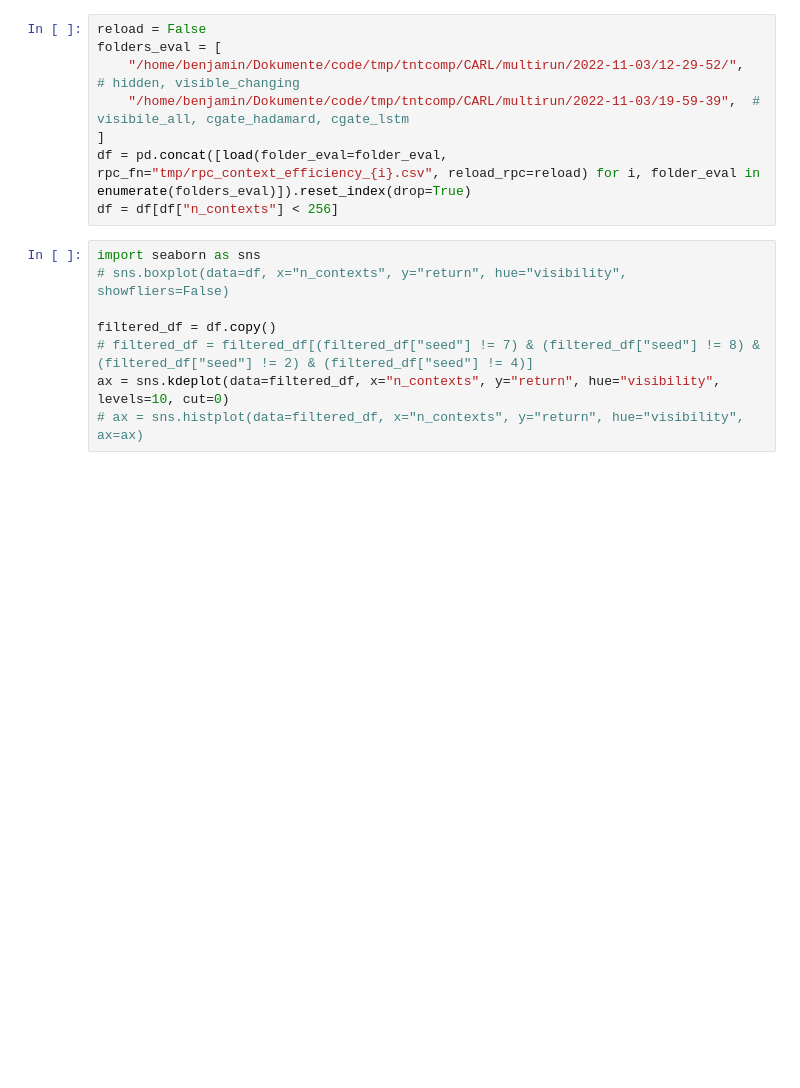
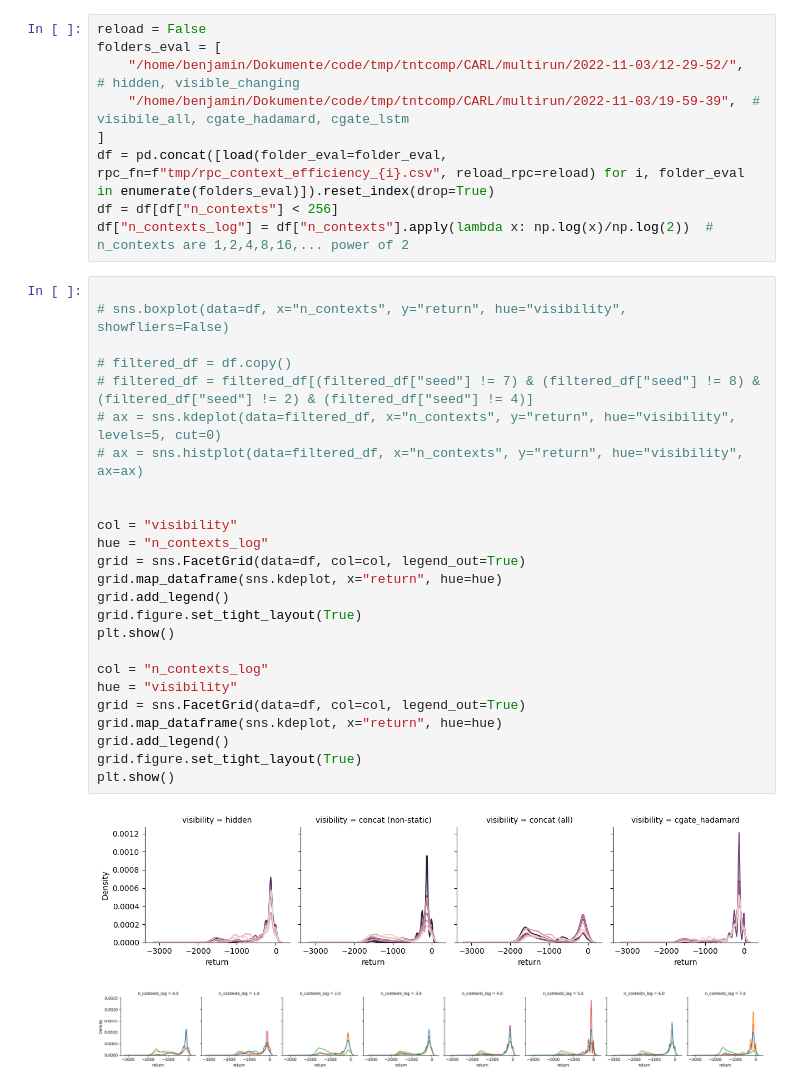
Before and after one commit to automl/CARL, a Jupyter notebook: experiments/evaluation/eval_context_efficiency.ipynb, the cells around one changed output. Drawn from its saved outputs; the diff is of its cells as text; blank space fills up the shorter version.

```diff
--- a/experiments/evaluation/eval_context_efficiency.ipynb
+++ b/experiments/evaluation/eval_context_efficiency.ipynb
@@ -7,16 +12,37 @@ folders_eval = [
     "/home/benjamin/Dokumente/code/tmp/tntcomp/CARL/multirun/2022-11-03/12-29-52/",  # hidden, visible_changing
     "/home/benjamin/Dokumente/code/tmp/tntcomp/CARL/multirun/2022-11-03/19-59-39",  # visibile_all, cgate_hadamard, cgate_lstm
 ]
-df = pd.concat([load(folder_eval=folder_eval, rpc_fn="tmp/rpc_context_efficiency_{i}.csv", reload_rpc=reload) for i, folder_eval in enumerate(folders_eval)]).reset_index(drop=True)
+df = pd.concat([load(folder_eval=folder_eval, rpc_fn=f"tmp/rpc_context_efficiency_{i}.csv", reload_rpc=reload) for i, folder_eval in enumerate(folders_eval)]).reset_index(drop=True)
 df = df[df["n_contexts"] < 256]
+df["n_contexts_log"] = df["n_contexts"].apply(lambda x: np.log(x)/np.log(2))  # n_contexts are 1,2,4,8,16,... power of 2
 # %%
-import seaborn as sns
+
 # sns.boxplot(data=df, x="n_contexts", y="return", hue="visibility", showfliers=False)
 
-filtered_df = df.copy()
+# filtered_df = df.copy()
 # filtered_df = filtered_df[(filtered_df["seed"] != 7) & (filtered_df["seed"] != 8) & (filtered_df["seed"] != 2) & (filtered_df["seed"] != 4)]
-ax = sns.kdeplot(data=filtered_df, x="n_contexts", y="return", hue="visibility", levels=10, cut=0)
+# ax = sns.kdeplot(data=filtered_df, x="n_contexts", y="return", hue="visibility", levels=5, cut=0)
 # ax = sns.histplot(data=filtered_df, x="n_contexts", y="return", hue="visibility", ax=ax)
+
+
+col = "visibility"
+hue = "n_contexts_log"
+grid = sns.FacetGrid(data=df, col=col, legend_out=True)
+grid.map_dataframe(sns.kdeplot, x="return", hue=hue)
+grid.add_legend()
+grid.figure.set_tight_layout(True)
+plt.show()
+
+col = "n_contexts_log"
+hue = "visibility"
+grid = sns.FacetGrid(data=df, col=col, legend_out=True)
+grid.map_dataframe(sns.kdeplot, x="return", hue=hue)
+grid.add_legend()
+grid.figure.set_tight_layout(True)
+plt.show()
+# %% [output]
+[figure, added]
+[figure, added]
 # %%
 import matplotlib.pyplot as plt
 import seaborn as sns
```
Also changed, not shown: parts of 2 cells of this notebook, 1 other file.
